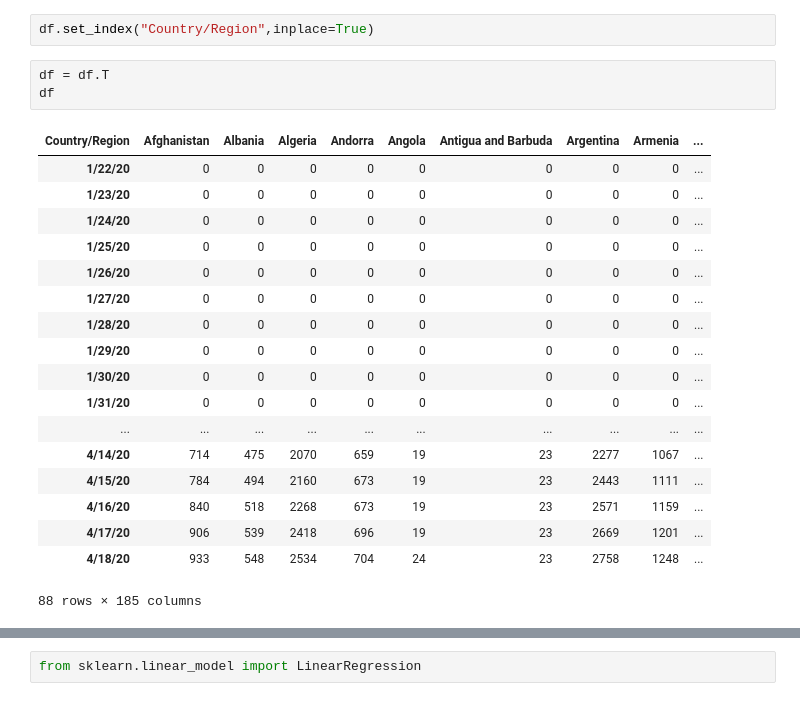
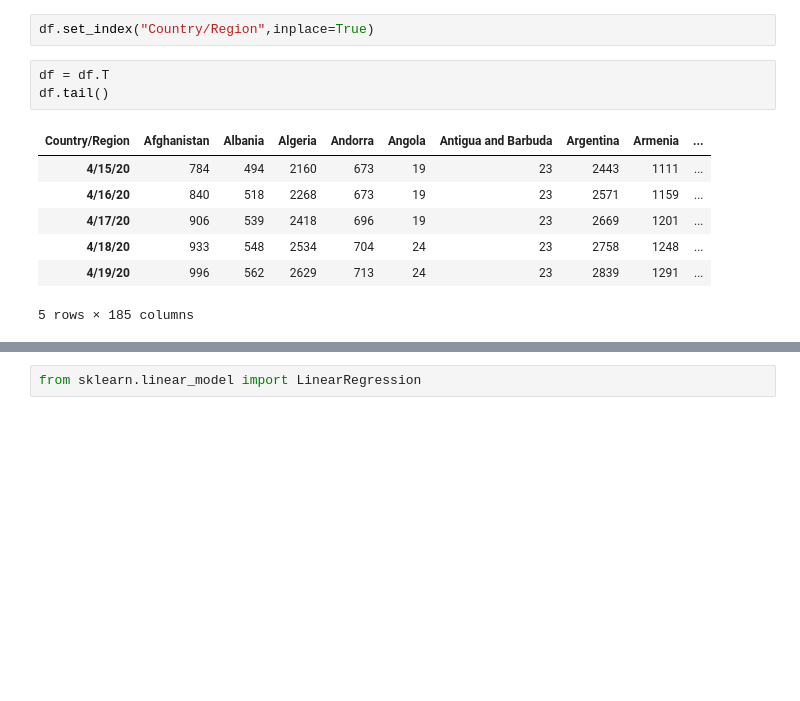
Before and after one commit to shivamg2017/Capstone, a Jupyter notebook: covid19.ipynb, the cells around one changed output, grey strips where cells are left out. Drawn from its saved outputs; the diff is of its cells as text; blank space fills up the shorter version.

```diff
--- a/covid19.ipynb
+++ b/covid19.ipynb
@@ -157,23 +49,12 @@ df
 df.set_index("Country/Region",inplace=True)
 # %%
 df = df.T
-df
+df.tail()
 # %% [output]
 | Country/Region | Afghanistan | Albania | Algeria | Andorra | Angola | Antigua and Barbuda | Argentina | Armenia | ... |
-| 1/22/20 | 0 | 0 | 0 | 0 | 0 | 0 | 0 | 0 | ... |
-| 1/23/20 | 0 | 0 | 0 | 0 | 0 | 0 | 0 | 0 | ... |
-| 1/24/20 | 0 | 0 | 0 | 0 | 0 | 0 | 0 | 0 | ... |
-| 1/25/20 | 0 | 0 | 0 | 0 | 0 | 0 | 0 | 0 | ... |
-| 1/26/20 | 0 | 0 | 0 | 0 | 0 | 0 | 0 | 0 | ... |
-| 1/27/20 | 0 | 0 | 0 | 0 | 0 | 0 | 0 | 0 | ... |
-| 1/28/20 | 0 | 0 | 0 | 0 | 0 | 0 | 0 | 0 | ... |
-| 1/29/20 | 0 | 0 | 0 | 0 | 0 | 0 | 0 | 0 | ... |
-| 1/30/20 | 0 | 0 | 0 | 0 | 0 | 0 | 0 | 0 | ... |
-| 1/31/20 | 0 | 0 | 0 | 0 | 0 | 0 | 0 | 0 | ... |
-| ... | ... | ... | ... | ... | ... | ... | ... | ... | ... |
-| 4/14/20 | 714 | 475 | 2070 | 659 | 19 | 23 | 2277 | 1067 | ... |
 | 4/15/20 | 784 | 494 | 2160 | 673 | 19 | 23 | 2443 | 1111 | ... |
 | 4/16/20 | 840 | 518 | 2268 | 673 | 19 | 23 | 2571 | 1159 | ... |
 | 4/17/20 | 906 | 539 | 2418 | 696 | 19 | 23 | 2669 | 1201 | ... |
 | 4/18/20 | 933 | 548 | 2534 | 704 | 24 | 23 | 2758 | 1248 | ... |
+| 4/19/20 | 996 | 562 | 2629 | 713 | 24 | 23 | 2839 | 1291 | ... |
-88 rows × 185 columns
+5 rows × 185 columns
```
Also changed, not shown: parts of 20 cells of this notebook.
